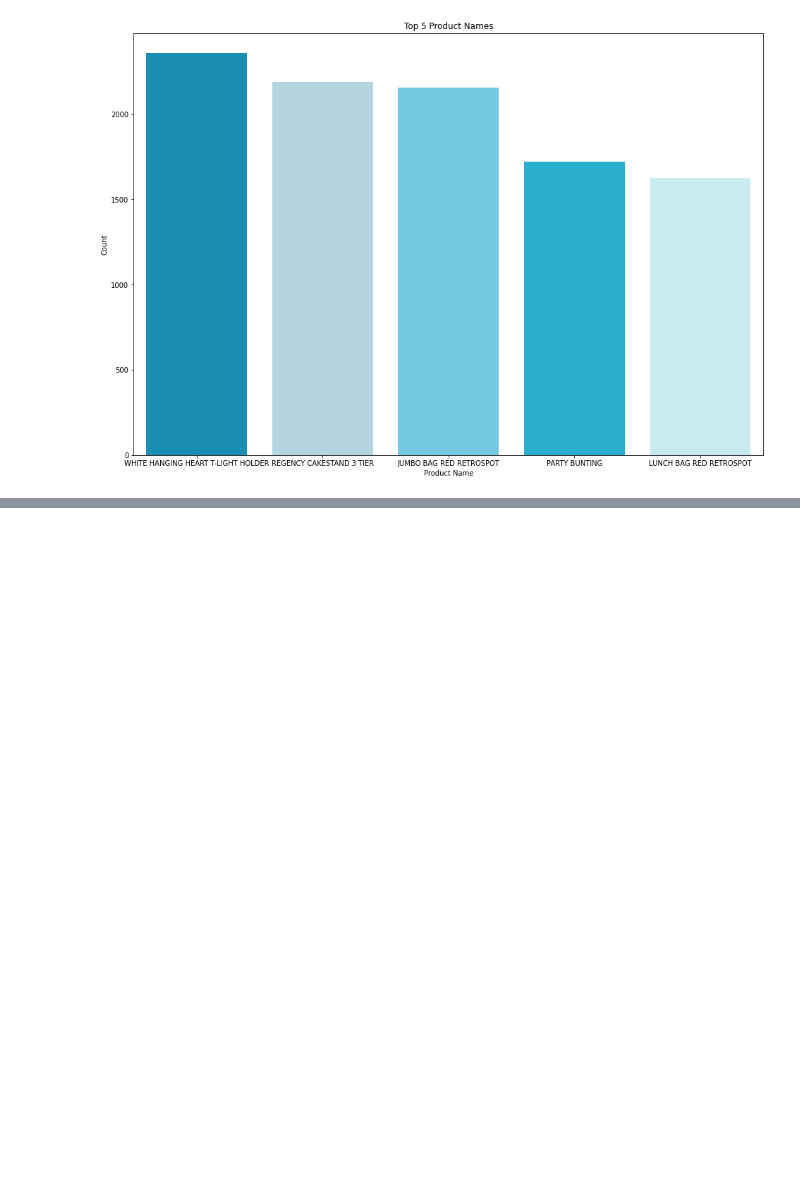
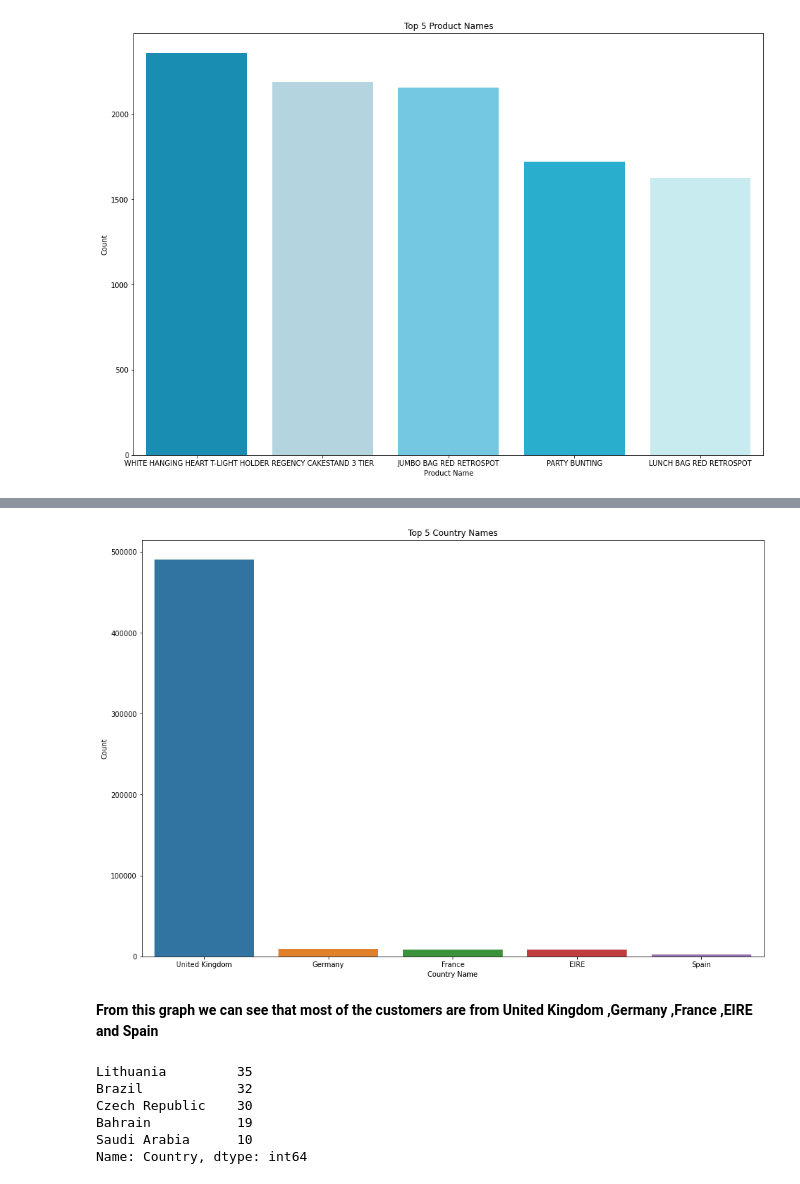
Before and after one commit to harshithgowdakc/Online-Retail-Customer-Segmentation, a Jupyter notebook: Online_Retail_Customer_Segmentation.ipynb, the cells around one changed output, grey strips where cells are left out. Cells and saved outputs as stored; diff of their text form; code cells hidden in the pictures; blank space fills up the shorter version.

```diff
--- a/Online_Retail_Customer_Segmentation.ipynb
+++ b/Online_Retail_Customer_Segmentation.ipynb
@@ -442,0 +499,21 @@ plt.show()
+# %%
+# Create a bar plot with different colors
+plt.figure(figsize=(16, 11))
+sns.barplot(x=df.Country.value_counts().head().index, y=df.Country.value_counts().head().values)
+plt.title('Top 5 Country Names')
+plt.xlabel('Country Name')
+plt.ylabel('Count')
+plt.show()
+# %% [output]
+[figure, added]
+# %% [markdown]
+**From this graph we can see that most of the customers are from United Kingdom ,Germany ,France ,EIRE and Spain**
+# %%
+df.Country.value_counts().tail()
+# %% [output]
+Lithuania         35
+Brazil            32
+Czech Republic    30
+Bahrain           19
+Saudi Arabia      10
+Name: Country, dtype: int64
```
Also changed, not shown: parts of 30 cells of this notebook.
